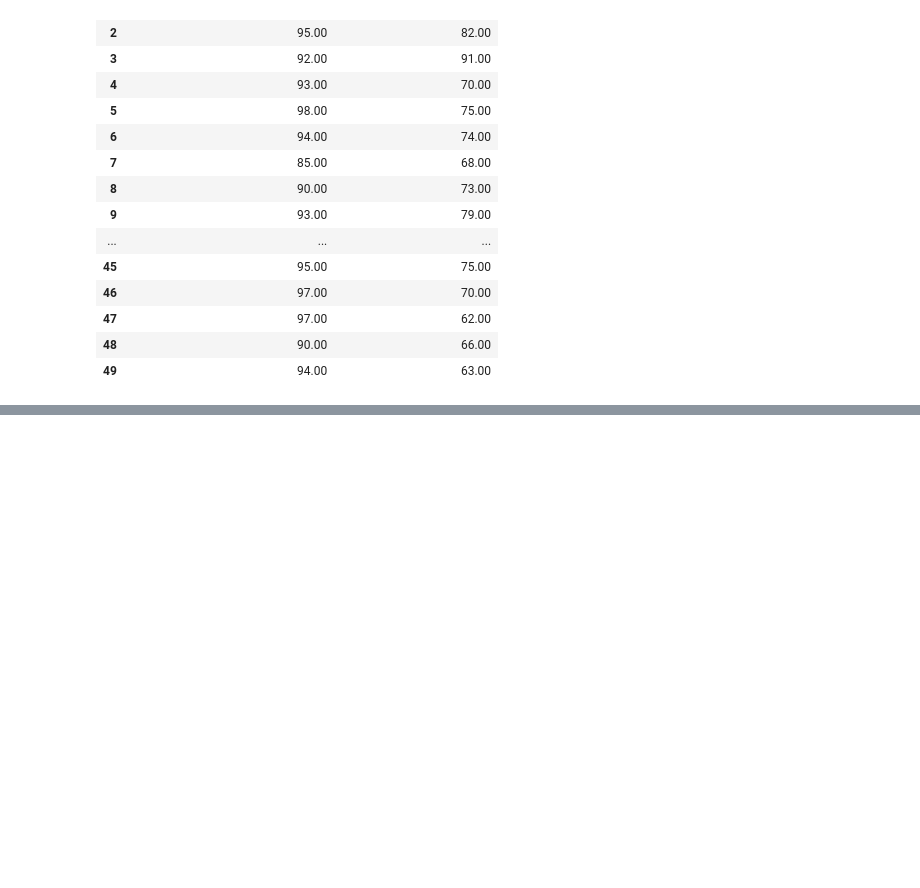
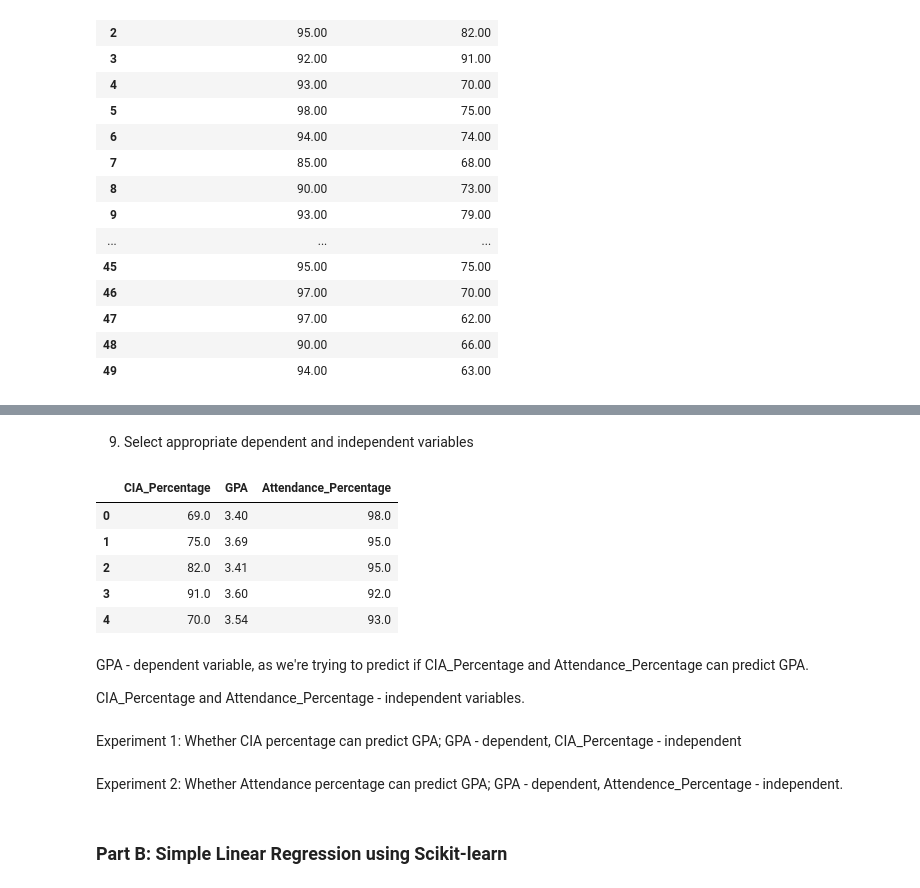
Before and after one commit to aimee-joseph/ML-Lab-2547204, a Jupyter notebook: Lab 3.ipynb, the cells around one changed output, grey strips where cells are left out. Drawn from its saved outputs; the diff is of its cells as text; code cells hidden in the pictures; blank space fills up the shorter version.

Commit message:
Finished upto experiment 1, prediction; plotting left

```diff
--- a/Lab 3.ipynb
+++ b/Lab 3.ipynb
@@ -166,0 +216,30 @@ data.describe() # getting statistical summary
+# %% [markdown]
+9. Select appropriate dependent and independent variables
+# %%
+# Changing column names first for better readability
+
+renamed_columns = {
+    "Your CIA % of last semester": "CIA_Percentage",
+    "Your GPA of last semester": "GPA",
+    "Your maximum attendance % till last semester": "Attendance_Percentage"
+}
+
+data = data.rename(columns = renamed_columns)
+data.head()
+# %% [output]
+|  | CIA_Percentage | GPA | Attendance_Percentage |
+| 0 | 69.0 | 3.40 | 98.0 |
+| 1 | 75.0 | 3.69 | 95.0 |
+| 2 | 82.0 | 3.41 | 95.0 |
+| 3 | 91.0 | 3.60 | 92.0 |
+| 4 | 70.0 | 3.54 | 93.0 |
+# %% [markdown]
+GPA - dependent variable, as we're trying to predict if CIA_Percentage and Attendance_Percentage can predict GPA.
+
+CIA_Percentage and Attendance_Percentage - independent variables.
+# %% [markdown]
+Experiment 1: Whether CIA percentage can predict GPA; GPA - dependent, CIA_Percentage - independent
+# %% [markdown]
+Experiment 2: Whether Attendance percentage can predict GPA; GPA - dependent, Attendence_Percentage - independent.
+# %% [markdown]
+### Part B: Simple Linear Regression using Scikit-learn
```
Also changed, not shown: parts of 27 cells of this notebook.
